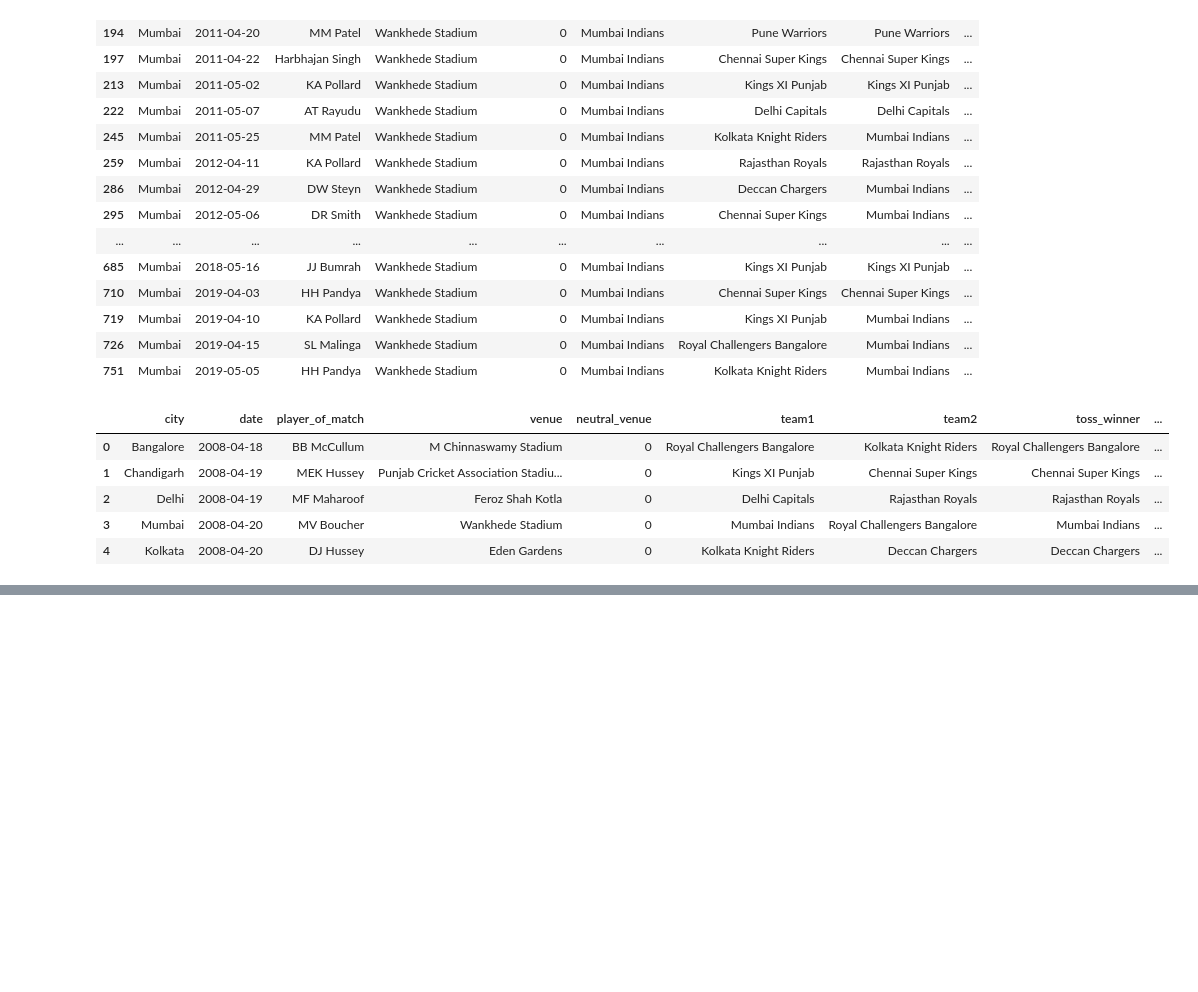
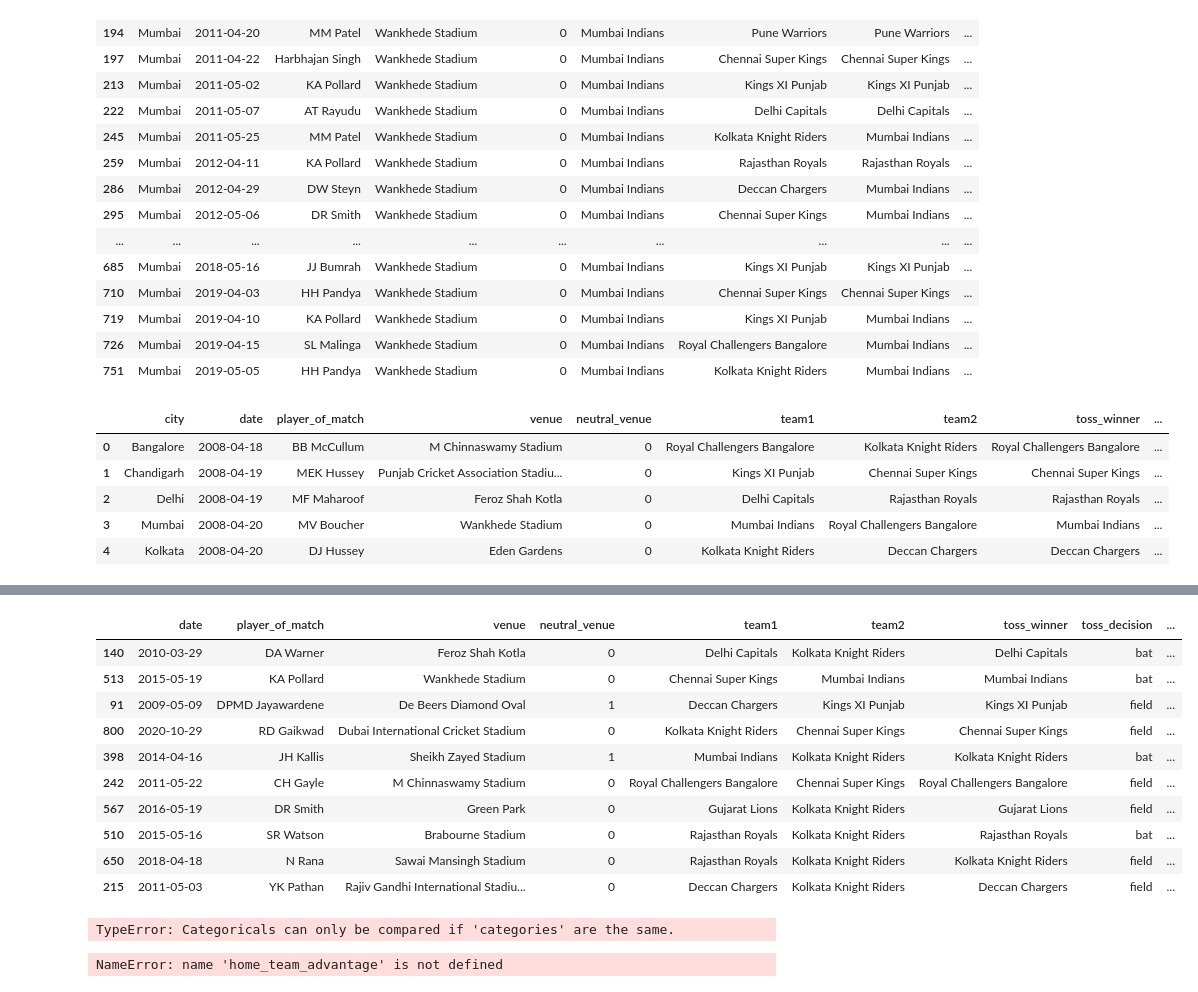
Before and after one commit to Diwash17/IPL-project-, a Jupyter notebook: IPLDataAnalysis.ipynb, the cells around one changed output, grey strips where cells are left out. Drawn from its saved outputs; the diff is of its cells as text; code cells hidden in the pictures; blank space fills up the shorter version.

```diff
--- a/IPLDataAnalysis.ipynb
+++ b/IPLDataAnalysis.ipynb
@@ -767,0 +797,2 @@ df.head()
+# %%
+df.drop('month',axis=1,inplace=True)
@@ -772,0 +810,29 @@ y = df['winner']
+# %%
+df.drop('umpire1',axis=1,inplace=True)
+# %%
+df.drop('umpire2',axis=1,inplace=True)
+# %%
+df.drop('city',axis=1,inplace=True)
+# %%
+df.sample(n=10)
+# %% [output]
+|  | date | player_of_match | venue | neutral_venue | team1 | team2 | toss_winner | toss_decision | ... |
+| 140 | 2010-03-29 | DA Warner | Feroz Shah Kotla | 0 | Delhi Capitals | Kolkata Knight Riders | Delhi Capitals | bat | ... |
+| 513 | 2015-05-19 | KA Pollard | Wankhede Stadium | 0 | Chennai Super Kings | Mumbai Indians | Mumbai Indians | bat | ... |
+| 91 | 2009-05-09 | DPMD Jayawardene | De Beers Diamond Oval | 1 | Deccan Chargers | Kings XI Punjab | Kings XI Punjab | field | ... |
+| 800 | 2020-10-29 | RD Gaikwad | Dubai International Cricket Stadium | 0 | Kolkata Knight Riders | Chennai Super Kings | Chennai Super Kings | field | ... |
+| 398 | 2014-04-16 | JH Kallis | Sheikh Zayed Stadium | 1 | Mumbai Indians | Kolkata Knight Riders | Kolkata Knight Riders | bat | ... |
+| 242 | 2011-05-22 | CH Gayle | M Chinnaswamy Stadium | 0 | Royal Challengers Bangalore | Chennai Super Kings | Royal Challengers Bangalore | field | ... |
+| 567 | 2016-05-19 | DR Smith | Green Park | 0 | Gujarat Lions | Kolkata Knight Riders | Gujarat Lions | field | ... |
+| 510 | 2015-05-16 | SR Watson | Brabourne Stadium | 0 | Rajasthan Royals | Kolkata Knight Riders | Rajasthan Royals | bat | ... |
+| 650 | 2018-04-18 | N Rana | Sawai Mansingh Stadium | 0 | Rajasthan Royals | Kolkata Knight Riders | Kolkata Knight Riders | field | ... |
+| 215 | 2011-05-03 | YK Pathan | Rajiv Gandhi International Stadiu... | 0 | Deccan Chargers | Kolkata Knight Riders | Deccan Chargers | field | ... |
+# %%
+home_team_wins=df[df['home_team'] ==df['winner']]
+home_team_advantage=home_team_wins.shape[0]/df.shape[0]
+# %% [output]
+TypeError: Categoricals can only be compared if 'categories' are the same.
+# %%
+home_team_advantage
+# %% [output]
+NameError: name 'home_team_advantage' is not defined
```
Also changed, not shown: parts of 61 cells of this notebook.
